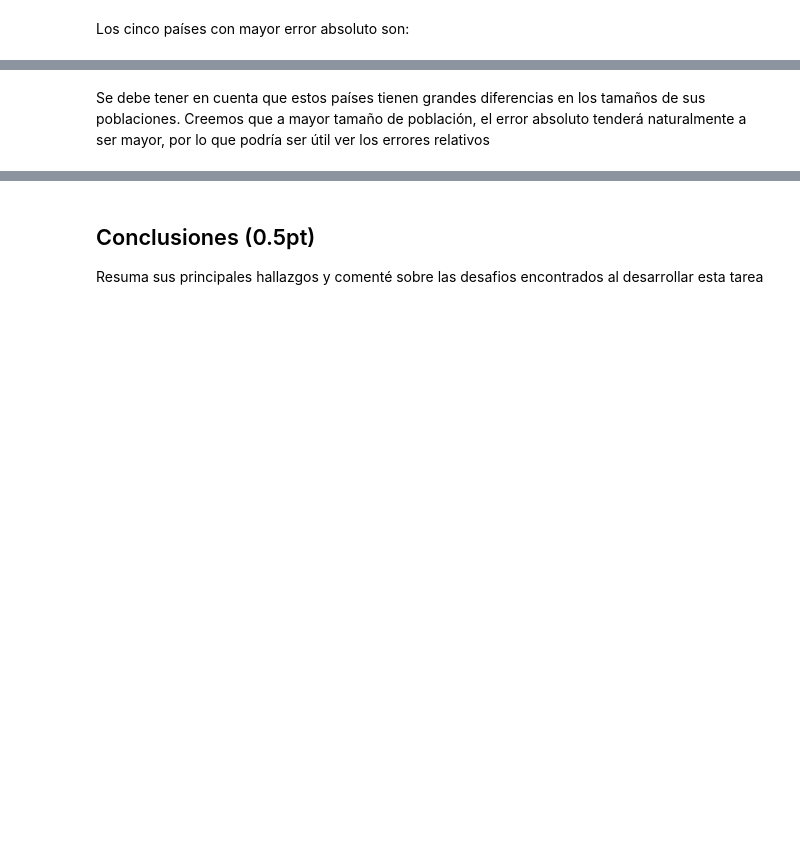
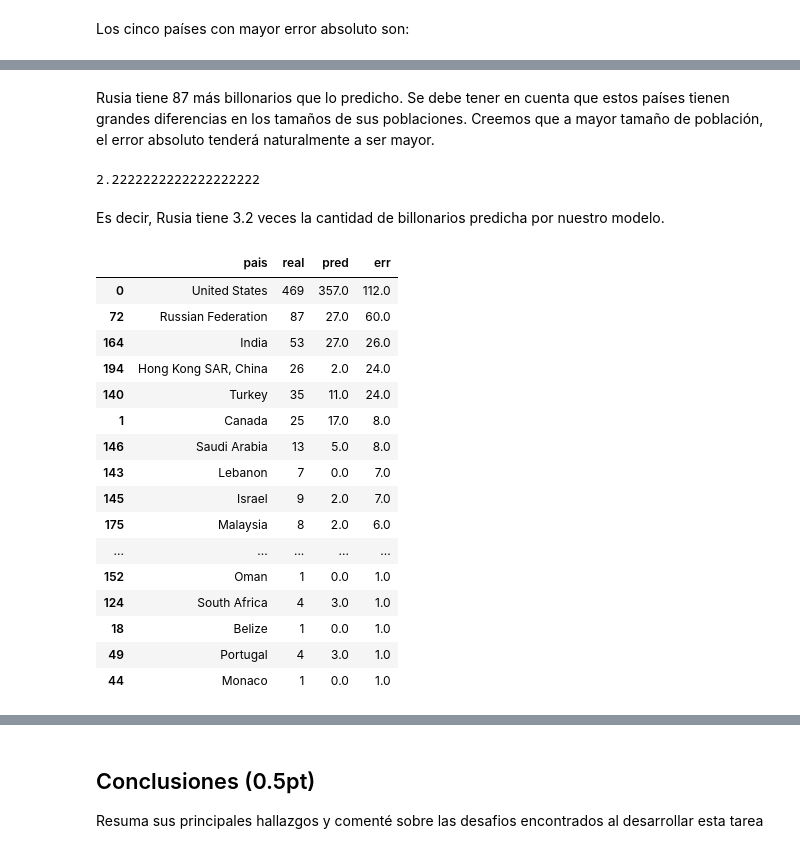
Before and after one commit to ehopperdietzel/billionaires-analysis, a Jupyter notebook: info147_tarea2.ipynb, the cells around one changed output, grey strips where cells are left out. Saved outputs shown, nothing was run; the diff lists cells and outputs as text; code cells hidden in the pictures; blank space fills up the shorter version.

Commit message:
tablas de países con más y menos billonarios que predicción

```diff
--- a/info147_tarea2.ipynb
+++ b/info147_tarea2.ipynb
@@ -388,2 +433,2 @@ yErr.head(5)
 # %% [markdown]
-Se debe tener en cuenta que estos países tienen grandes diferencias en los tamaños de sus poblaciones. Creemos que a mayor tamaño de población, el error absoluto tenderá naturalmente a ser mayor, por lo que podría ser útil ver los errores relativos
+Rusia tiene 87 más billonarios que lo predicho. Se debe tener en cuenta que estos países tienen grandes diferencias en los tamaños de sus poblaciones. Creemos que a mayor tamaño de población, el error absoluto tenderá naturalmente a ser mayor.
@@ -391,0 +435,32 @@ Se debe tener en cuenta que estos países tienen grandes diferencias en los tama
+# %%
+# error relativo de rusia
+
+fila_rusia = yErr.loc[yErr['pais'] == 'Russian Federation']
+
+error_relativo_rusia = fila_rusia['err']/fila_rusia['pred']
+error_relativo_rusia.values[0]
+# %% [output]
+2.2222222222222222222
+# %% [markdown]
+Es decir, Rusia tiene 3.2 veces la cantidad de billonarios predicha por nuestro modelo.
+# %%
+# Países que tienen más billonarios de lo esperado
+yErr.loc[yErr['real'] > yErr['pred']]
+# %% [output]
+|  | pais | real | pred | err |
+| 0 | United States | 469 | 357.0 | 112.0 |
+| 72 | Russian Federation | 87 | 27.0 | 60.0 |
+| 164 | India | 53 | 27.0 | 26.0 |
+| 194 | Hong Kong SAR, China | 26 | 2.0 | 24.0 |
+| 140 | Turkey | 35 | 11.0 | 24.0 |
+| 1 | Canada | 25 | 17.0 | 8.0 |
+| 146 | Saudi Arabia | 13 | 5.0 | 8.0 |
+| 143 | Lebanon | 7 | 0.0 | 7.0 |
+| 145 | Israel | 9 | 2.0 | 7.0 |
+| 175 | Malaysia | 8 | 2.0 | 6.0 |
+| ... | ... | ... | ... | ... |
+| 152 | Oman | 1 | 0.0 | 1.0 |
+| 124 | South Africa | 4 | 3.0 | 1.0 |
+| 18 | Belize | 1 | 0.0 | 1.0 |
+| 49 | Portugal | 4 | 3.0 | 1.0 |
+| 44 | Monaco | 1 | 0.0 | 1.0 |
```
Also changed, not shown: parts of 13 cells of this notebook.
